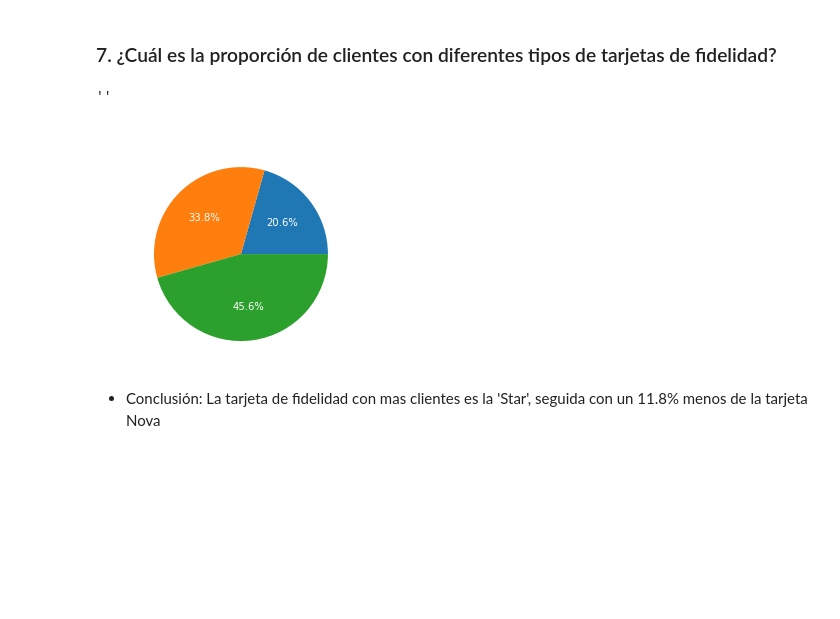
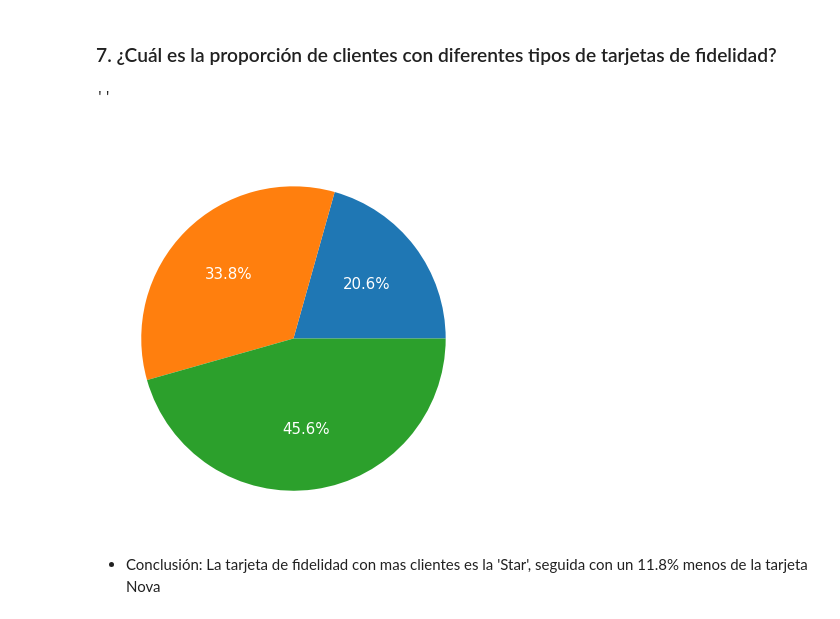
Before and after one commit to nuriancg/promo-H-DA-modulo3-evaluacion-final-NuriaCano, a Jupyter notebook: ejercicio-final-modulo-3-NuriaCano.ipynb, the cells around one changed output. Cells and saved outputs as stored; diff of their text form; code cells hidden in the pictures; blank space fills up the shorter version.

```diff
--- a/ejercicio-final-modulo-3-NuriaCano.ipynb
+++ b/ejercicio-final-modulo-3-NuriaCano.ipynb
@@ -721,7 +795,13 @@ df_clientes[(df_clientes['Total Flights']==0) & (df_clientes['Flights Booked']==
 # %%
 # Procedemos a eliminar las 196128 filas que tienen las columnas indicados arriba == 0.
 # Para ello vamos a obtener los 'index number' de cada fila
-lista_index_flights_zero = df_clientes[(df_clientes['Total Flights']==0) & (df_clientes['Flights Booked']==0) & (df_clientes['Flights with Companions']==0) & (df_clientes['Distance']==0) & (df_clientes['Points Accumulated']==0) & (df_clientes['Points Redeemed']==0) & (df_clientes['Dollar Cost Points Redeemed']==0)].index
+lista_index_flights_zero = df_clientes[(df_clientes['Total Flights']==0) &
+                                       (df_clientes['Flights Booked']==0) &
+                                       (df_clientes['Flights with Companions']==0) &
+                                       (df_clientes['Distance']==0) &
+                                       (df_clientes['Points Accumulated']==0) &
+                                       (df_clientes['Points Redeemed']==0) &
+                                       (df_clientes['Dollar Cost Points Redeemed']==0)].index
 len(lista_index_flights_zero)
 # %% [output]
 196128
@@ -1175,18 +1248,21 @@ plt.title('Salario por Niver educativo')
 # %% [markdown]
 ### 7. ¿Cuál es la proporción de clientes con diferentes tipos de tarjetas de fidelidad?
 # %%
+# Le damos el tamaño que queremos a nuestra gráfica
+plt.figure(figsize=[10,7])
+
 # Agruparemos por tipos de tarjeta y total de clientes
 df_tarjeta = df_clientes.groupby('Loyalty Card')['Loyalty Number'].count().reset_index()
 
 # Visualizamos con una gráfica 'pie'.
-plt.pie('Loyalty Number', labels= "Loyalty Card", data = df_tarjeta, autopct= '%1.1f%%', textprops={'fontsize': 10,'color':'white'})
+plt.pie('Loyalty Number', labels= "Loyalty Card", data = df_tarjeta, autopct= '%1.1f%%', textprops={'fontsize': 15,'color':'white'})
 
 # Añadimos un titulo
-plt.title('Proporción de clientes por tarjeta de fidelidad',color='white')
+plt.title('Proporción de clientes por tarjeta de fidelidad',color='white', size=15)
 ;
 # %% [output]
 ''
-[figure, old version]
+[figure, new version]
 # %% [markdown]
 * Conclusión: La tarjeta de fidelidad con mas clientes es la 'Star', seguida con un 11.8% menos de la tarjeta Nova
 # %% [markdown]
```
Also changed, not shown: parts of 23 cells of this notebook.
